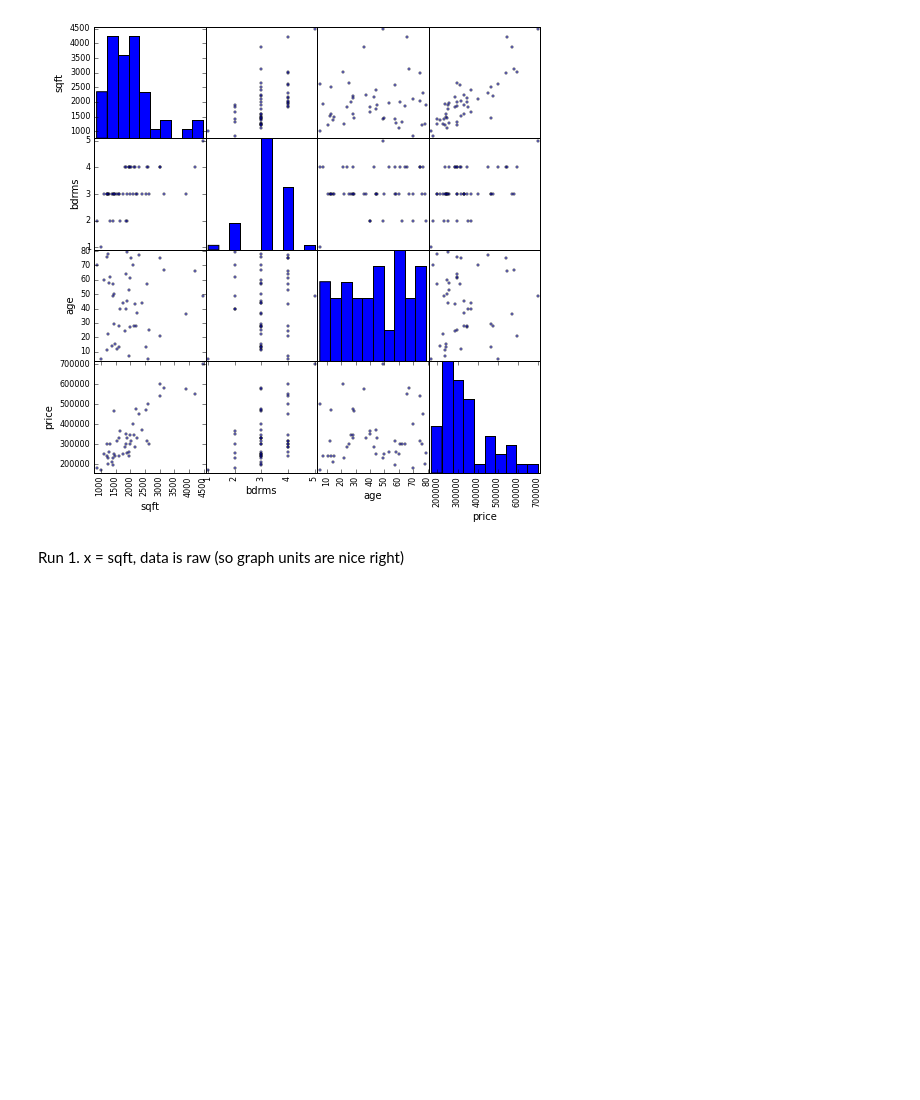
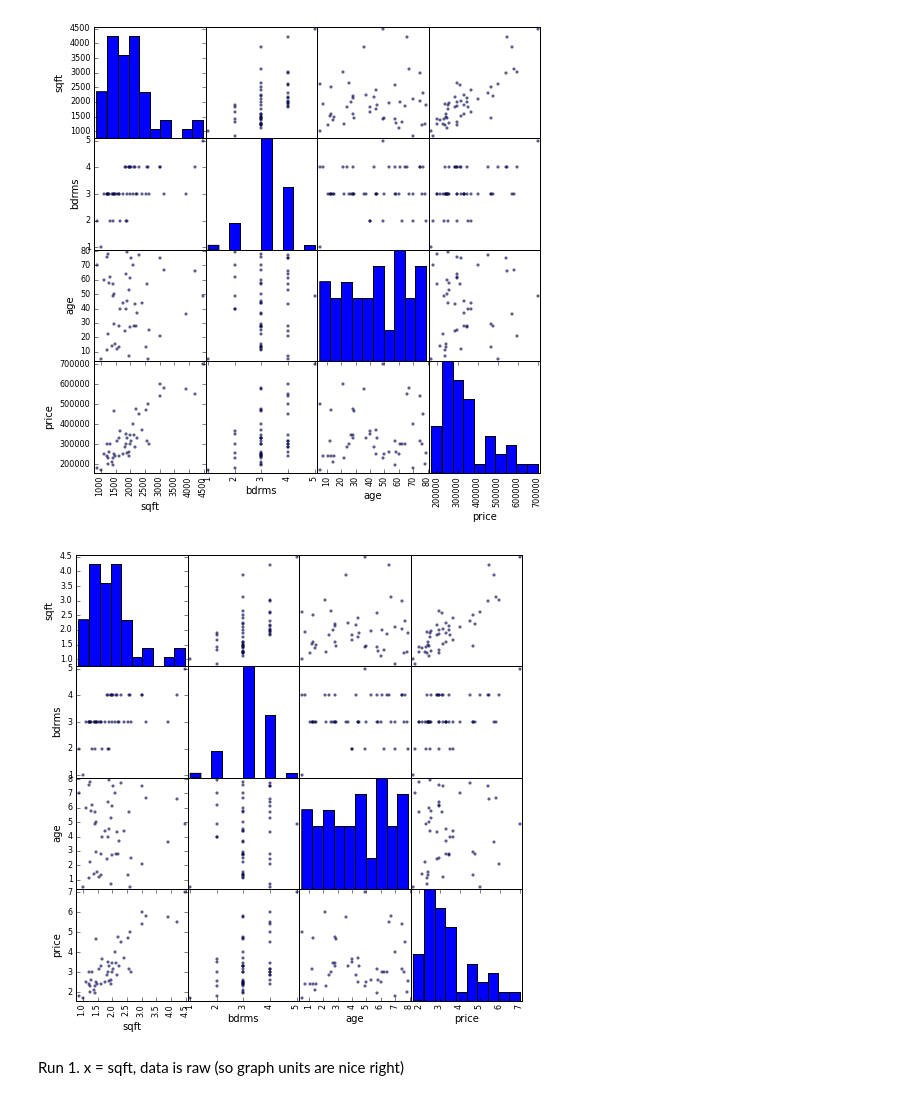
Before and after one commit to sttung/DAT_SF_16, a Jupyter notebook: labs/lab_06_stung.ipynb, the cells around one changed output. Saved outputs shown, nothing was run; the diff lists cells and outputs as text; code cells hidden in the pictures; blank space fills up the shorter version.

```diff
--- a/labs/lab_06_stung.ipynb
+++ b/labs/lab_06_stung.ipynb
@@ -83,6 +87,10 @@ scat = scatter_matrix(data, figsize = (8,8))
 # data2 = data[('age,)]
 # %% [output]
 [figure]
+# %%
+scat_n = scatter_matrix(data_n, figsize = (8,8))
+# %% [output]
+[figure, added]
 # %% [markdown]
 Run 1. x = sqft, data is raw (so graph units are nice right)
 # %% [markdown]
```
Also changed, not shown: parts of 19 cells of this notebook.
